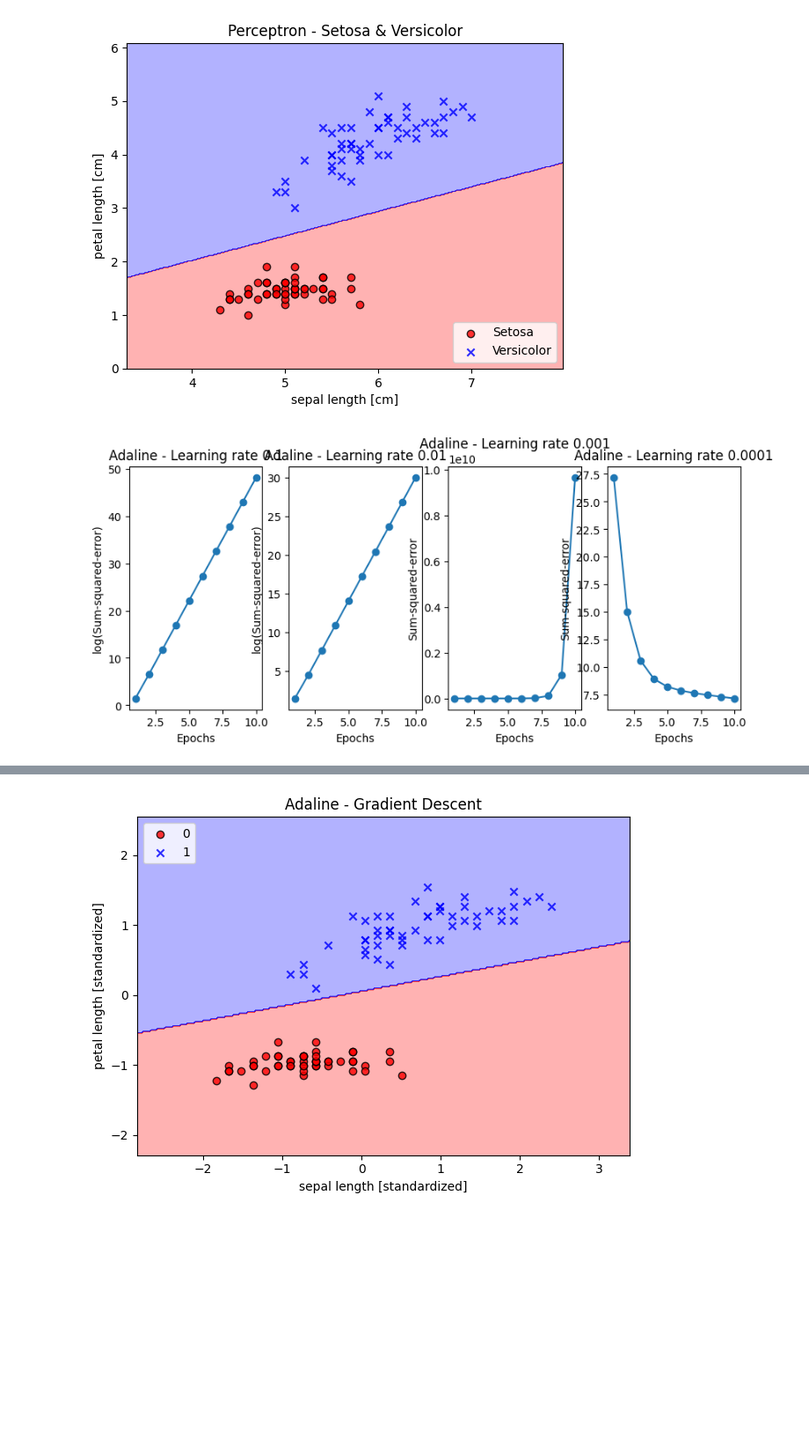
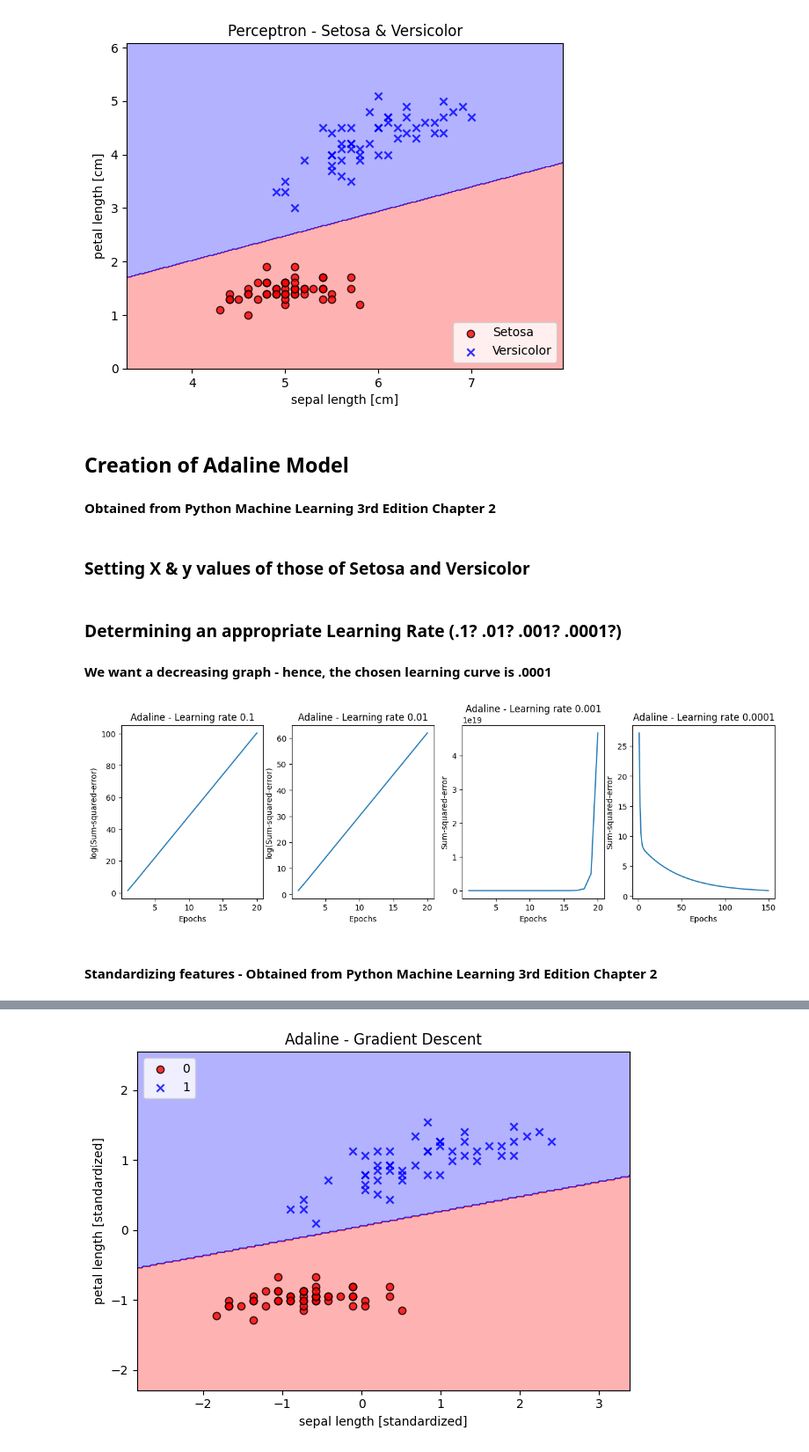
Before and after one commit to ander9991/CS-GY-6923-Machine-Learning, a Jupyter notebook: Steven_Granaturov_Assignment02.ipynb, the cells around one changed output, grey strips where cells are left out. Shown at 88% size. Cells and saved outputs as stored; diff of their text form; code cells hidden in the pictures; blank space fills up the shorter version.

```diff
--- a/Steven_Granaturov_Assignment02.ipynb
+++ b/Steven_Granaturov_Assignment02.ipynb
@@ -155,6 +161,9 @@ L.get_texts()[1].set_text("Versicolor")
 plt.show()
 # %% [output]
 [figure]
+# %% [markdown]
+## Creation of Adaline Model ##
+#### Obtained from Python Machine Learning 3rd Edition Chapter 2 ####
 # %%
 class Adaline(object):
     def __init__(self, eta = 0.01, n_iter = 50, random_state = 1):
@@ -192,40 +201,47 @@ class Adaline(object):
 
     def predict(self, X):
         return np.where(self.activation(self.net_input(X)) >= 0.0, 1, -1)
+# %% [markdown]
+### Setting X & y values of those of Setosa and Versicolor ###
 # %%
 y =  Iris.iloc[0:100, 4].values
 X = Iris.iloc[0:100, [0, 2]].values
+# %% [markdown]
+### Determining an appropriate Learning Rate (.1? .01? .001? .0001?) ###
+#### We want a decreasing graph - hence, the chosen learning curve is .0001 ####
 # %%
-fig, ax = plt.subplots(nrows = 1, ncols = 4, figsize = (10, 4))
+fig, ax = plt.subplots(nrows = 1, ncols = 4, figsize = (15, 4))
 
-ada1 = Adaline(n_iter = 10, eta = 0.1).fit(X, y)
-ax[0].plot(range(1, len(ada1.cost_) + 1), np.log10(ada1.cost_), marker='o')
+ada1 = Adaline(n_iter = 20, eta = 0.1).fit(X, y)
+ax[0].plot(range(1, len(ada1.cost_) + 1), np.log10(ada1.cost_))
 ax[0].set_xlabel('Epochs')
 ax[0].set_ylabel('log(Sum-squared-error)')
 ax[0].set_title('Adaline - Learning rate 0.1')
 
-ada2 = Adaline(n_iter = 10, eta = 0.01).fit(X, y)
-ax[1].plot(range(1, len(ada2.cost_) + 1), np.log10(ada2.cost_), marker='o')
+ada2 = Adaline(n_iter = 20, eta = 0.01).fit(X, y)
+ax[1].plot(range(1, len(ada2.cost_) + 1), np.log10(ada2.cost_))
 ax[1].set_xlabel('Epochs')
 ax[1].set_ylabel('log(Sum-squared-error)')
 ax[1].set_title('Adaline - Learning rate 0.01')
 
-ada3 = Adaline(n_iter = 10, eta = 0.001).fit(X, y)
-ax[2].plot(range(1, len(ada3.cost_) + 1), ada3.cost_, marker='o')
+ada3 = Adaline(n_iter = 20, eta = 0.001).fit(X, y)
+ax[2].plot(range(1, len(ada3.cost_) + 1), ada3.cost_)
 ax[2].set_xlabel('Epochs')
 ax[2].set_ylabel('Sum-squared-error')
 ax[2].set_title('Adaline - Learning rate 0.001')
 
-ada4 = Adaline(n_iter = 10, eta = 0.0001).fit(X, y)
-ax[3].plot(range(1, len(ada4.cost_) + 1), ada4.cost_, marker='o')
+ada4 = Adaline(n_iter = 150, eta = 0.0001).fit(X, y)
+ax[3].plot(range(1, len(ada4.cost_) + 1), ada4.cost_)
 ax[3].set_xlabel('Epochs')
 ax[3].set_ylabel('Sum-squared-error')
 ax[3].set_title('Adaline - Learning rate 0.0001')
 
 # plt.savefig('images/02_11.png', dpi=300)
 plt.show()
 # %% [output]
-[figure, old version]
+[figure, new version]
+# %% [markdown]
+#### Standardizing features - Obtained from Python Machine Learning 3rd Edition Chapter 2 ####
 # %%
 # standardize features
 X_std = np.copy(X)
```
Also changed, not shown: parts of 11 cells of this notebook.
